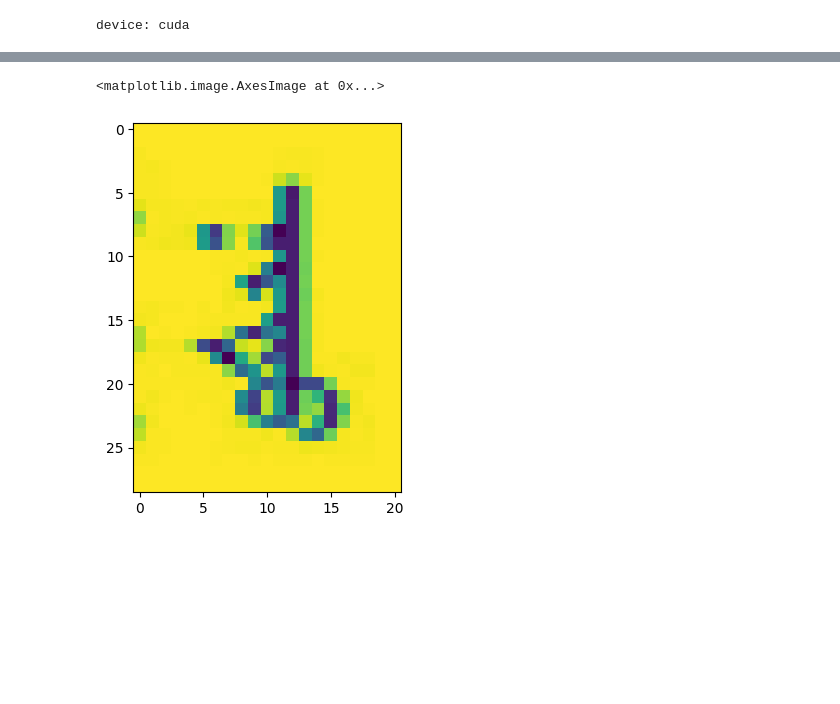
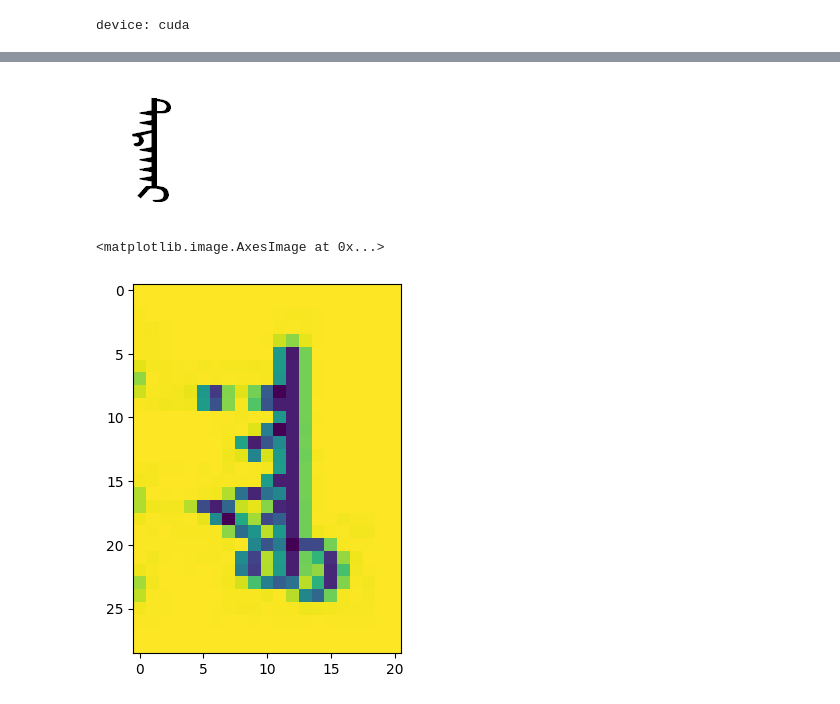
Before and after one commit to Munguudog/Mongol-tuulgatnii-hoyr-erhem-project-OCR-, a Jupyter notebook: adiya/model_test.ipynb, the cells around one changed output, grey strips where cells are left out. Cells and saved outputs as stored; diff of their text form; code cells hidden in the pictures; blank space fills up the shorter version.

```diff
--- a/adiya/model_test.ipynb
+++ b/adiya/model_test.ipynb
@@ -320,3 +352,7 @@ pred_texts
+# %%
+pil_img
+# %% [output]
+[figure, added]
 # %%
 plt.imshow(gray)
 # %% [output]
```
Also changed, not shown: parts of 2 cells of this notebook, 43 other files.
